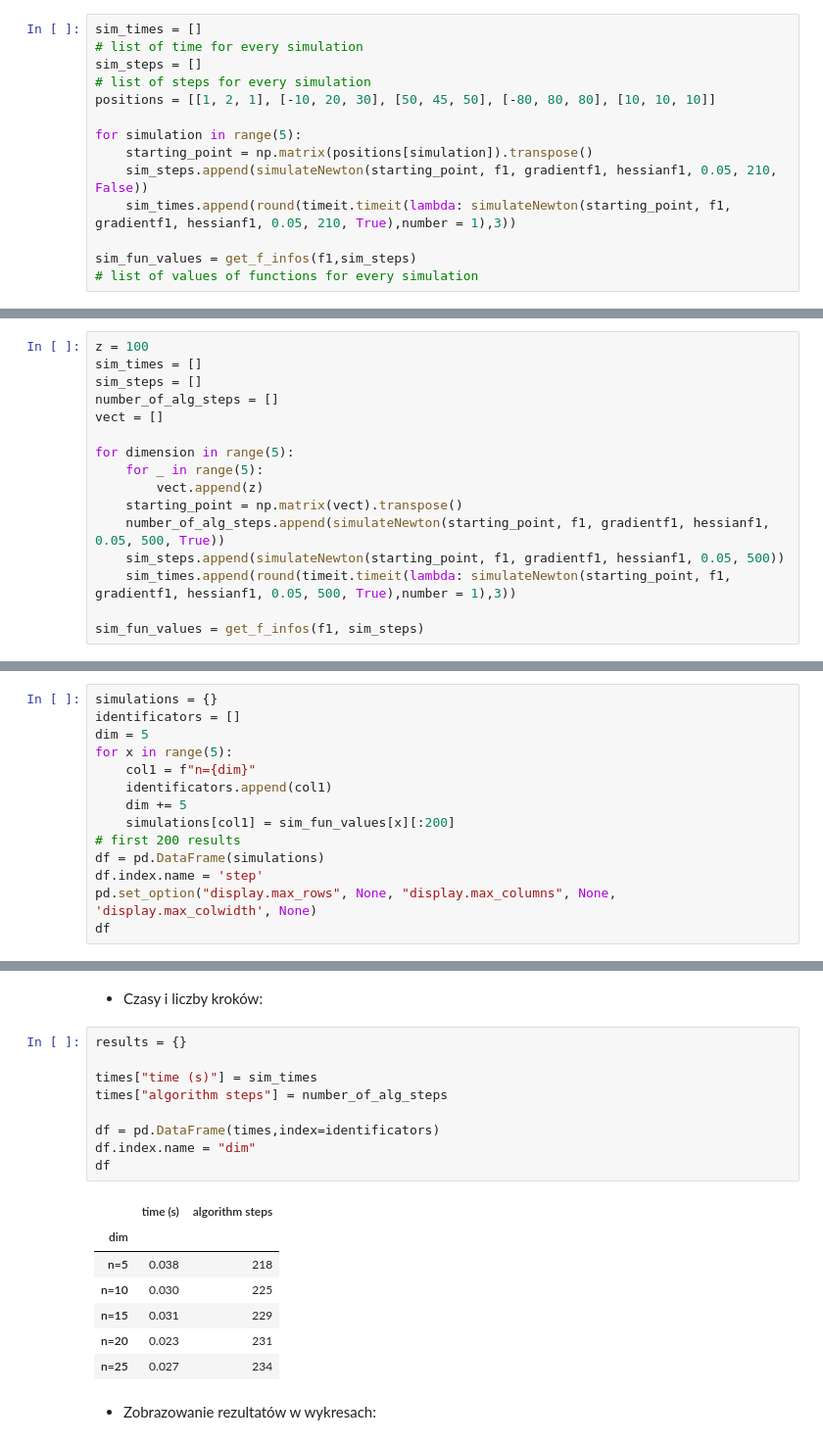
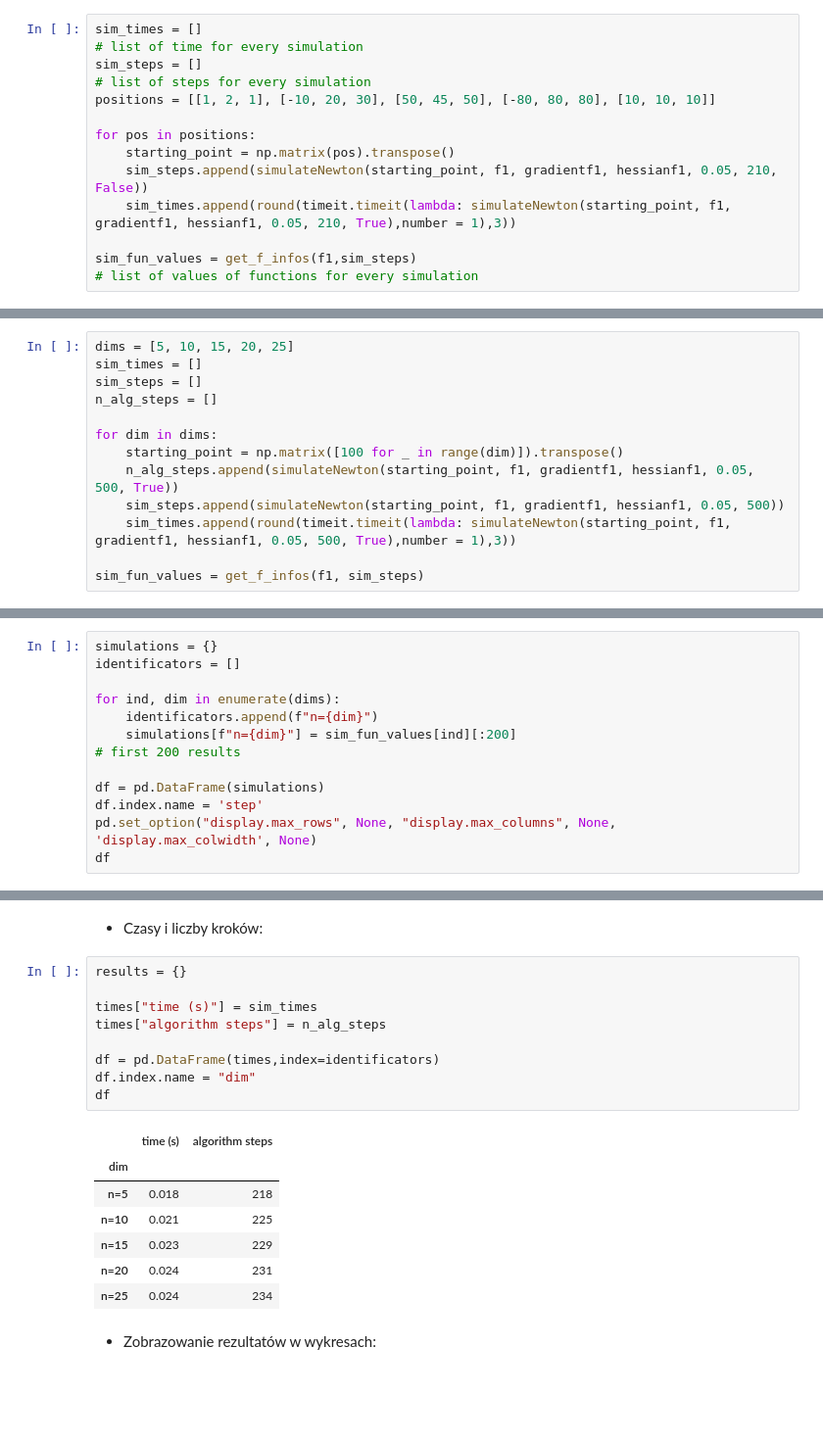
Before and after one commit to lukasz-staniszewski/ml-algorithms-scratch, a Jupyter notebook: newton-method-optimization/newton_optimization.ipynb, the cells around one changed output, grey strips where cells are left out. Shown at 98% size. Saved outputs shown, nothing was run; the diff lists cells and outputs as text; blank space fills up the shorter version.

```diff
--- a/newton-method-optimization/newton_optimization.ipynb
+++ b/newton-method-optimization/newton_optimization.ipynb
@@ -240,8 +238,8 @@ sim_times = []
 sim_steps = []                                                                                   # list of steps for every simulation
 positions = [[1, 2, 1], [-10, 20, 30], [50, 45, 50], [-80, 80, 80], [10, 10, 10]]
 
-for simulation in range(5):
-    starting_point = np.matrix(positions[simulation]).transpose()
+for pos in positions:
+    starting_point = np.matrix(pos).transpose()
     sim_steps.append(simulateNewton(starting_point, f1, gradientf1, hessianf1, 0.05, 210, False))
     sim_times.append(round(timeit.timeit(lambda: simulateNewton(starting_point, f1, gradientf1, hessianf1, 0.05, 210, True),number = 1),3))
 
@@ -322,17 +320,14 @@ NUMBER OF ALGORITHM STEPS = 323
 # %% [markdown]
 Symulacja:
 # %%
-z = 100
+dims = [5, 10, 15, 20, 25]
 sim_times = []
 sim_steps = []
-number_of_alg_steps = []
-vect = []
+n_alg_steps = []
 
-for dimension in range(5):
-    for _ in range(5):
-        vect.append(z)
-    starting_point = np.matrix(vect).transpose()
-    number_of_alg_steps.append(simulateNewton(starting_point, f1, gradientf1, hessianf1, 0.05, 500, True))
+for dim in dims:
+    starting_point = np.matrix([100 for _ in range(dim)]).transpose()
+    n_alg_steps.append(simulateNewton(starting_point, f1, gradientf1, hessianf1, 0.05, 500, True))
     sim_steps.append(simulateNewton(starting_point, f1, gradientf1, hessianf1, 0.05, 500))
     sim_times.append(round(timeit.timeit(lambda: simulateNewton(starting_point, f1, gradientf1, hessianf1, 0.05, 500, True),number = 1),3))
 
@@ -342,12 +337,11 @@ sim_fun_values = get_f_infos(f1, sim_steps)
 # %%
 simulations = {}
 identificators = []
-dim = 5
-for x in range(5):
-    col1 = f"n={dim}"
-    identificators.append(col1)
-    dim += 5
-    simulations[col1] = sim_fun_values[x][:200]                                                    # first 200 results
+
+for ind, dim in enumerate(dims):
+    identificators.append(f"n={dim}")
+    simulations[f"n={dim}"] = sim_fun_values[ind][:200]                                                    # first 200 results
+
 df = pd.DataFrame(simulations)
 df.index.name = 'step'
 pd.set_option("display.max_rows", None, "display.max_columns", None, 'display.max_colwidth', None)
@@ -376,20 +370,20 @@ df
 # %%
 results = {}
 
 times["time (s)"] = sim_times
-times["algorithm steps"] = number_of_alg_steps
+times["algorithm steps"] = n_alg_steps
 
 df = pd.DataFrame(times,index=identificators)
 df.index.name = "dim"
 df
 # %% [output]
 |  | time (s) | algorithm steps |
 | dim |  |  |
-| n=5 | 0.038 | 218 |
-| n=10 | 0.030 | 225 |
-| n=15 | 0.031 | 229 |
-| n=20 | 0.023 | 231 |
-| n=25 | 0.027 | 234 |
+| n=5 | 0.018 | 218 |
+| n=10 | 0.021 | 225 |
+| n=15 | 0.023 | 229 |
+| n=20 | 0.024 | 231 |
+| n=25 | 0.024 | 234 |
 # %% [markdown]
 + Zobrazowanie rezultatów w wykresach:
 # %%
```
Also changed, not shown: parts of 18 cells of this notebook.
